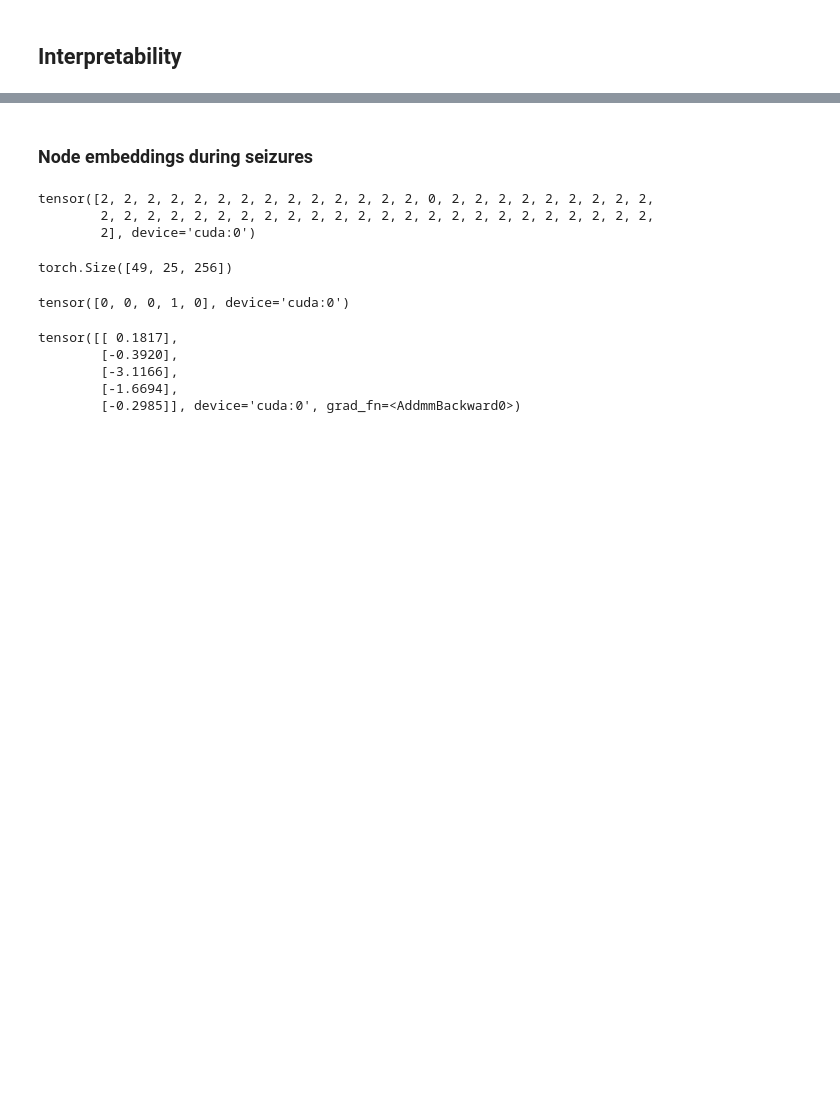
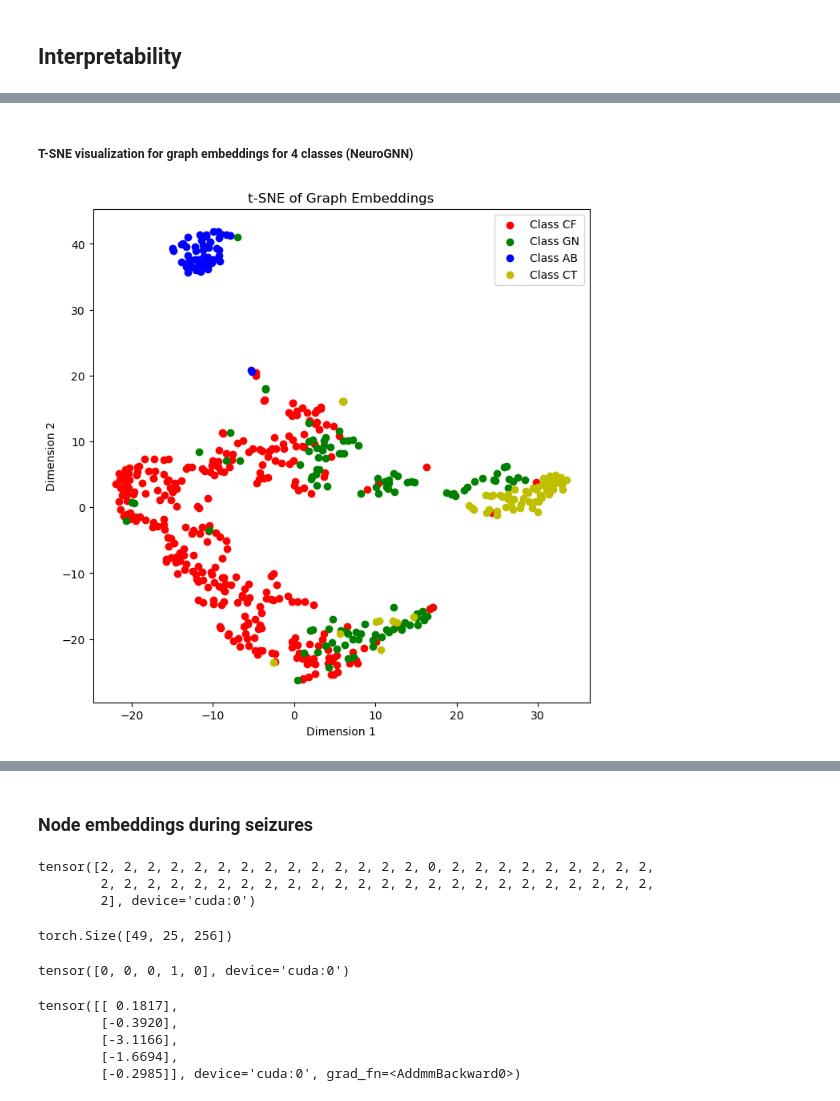
Before and after one commit to USC-InfoLab/NeuroGNN, a Jupyter notebook: analysis/performance_analysis.ipynb, the cells around one changed output, grey strips where cells are left out. Drawn from its saved outputs; the diff is of its cells as text; code cells hidden in the pictures; blank space fills up the shorter version.

Commit message:
added updated results visualization

```diff
--- a/analysis/performance_analysis.ipynb
+++ b/analysis/performance_analysis.ipynb
@@ -423,0 +527,52 @@ viz_confusion_mat_classification(neurognn_classification_nopretrained_test_label
+# %%
+neurognn_cls_model = neurognn_classification_pretrained_model
+neurognn_cls_model_args = neurognn_classification_pretrained_args
+neurognn_cls_files = neurognn_classificaiton_pretrained_files
+ab_clips, ab_files = get_seizure_sample(neurognn_classification_pretrained_clips, neurognn_classification_pretrained_test_labels, 2, neurognn_cls_files)
+ab_clips = ab_clips.to(neurognn_cls_model_args.device)
+# %%
+num_seizure_classes = 4
+clips_all_classes = []
+clips_all_classes_files = []
+for i in range(num_seizure_classes):
+    clips, files = get_seizure_sample(neurognn_classification_pretrained_clips, neurognn_classification_pretrained_test_labels, i, neurognn_cls_files)
+    clips_all_classes.append(clips.to(neurognn_cls_model_args.device))
+    clips_all_classes_files.append(files)
+# %%
+graph_embeddings_all_classes = []
+for i in range(num_seizure_classes):
+    graph_embeddings = get_graph_embedding(neurognn_cls_model, clips_all_classes[i])
+    graph_embeddings_all_classes.append(graph_embeddings.detach().cpu().numpy())
+# %% [markdown]
+##### T-SNE visualization for graph embeddings for 4 classes (NeuroGNN)
+# %%
+# Step 1: Combine all the embeddings and create a label vector
+all_embeddings = np.concatenate(graph_embeddings_all_classes, axis=0)
+
+class_labels = ['CF', 'GN', 'AB', 'CT']
+labels = np.concatenate([
+    np.full(len(graph_embeddings_all_classes[i]), class_labels[i])
+    for i in range(len(graph_embeddings_all_classes))
+])
+
+# Step 2: Perform t-SNE
+tsne = TSNE(n_components=2, random_state=0)
+reduced_embeddings = tsne.fit_transform(all_embeddings)
+
+# Step 3: Scatter plot
+plt.figure(figsize=(8, 8))
+
+# Define colors (if you have more classes, add more colors)
+colors = ['r', 'g', 'b', 'y']
+
+for i, color in enumerate(colors):
+    idx = labels == class_labels[i]
+    plt.scatter(reduced_embeddings[idx, 0], reduced_embeddings[idx, 1], c=color, label=f'Class {class_labels[i]}')
+
+plt.legend()
+plt.title('t-SNE of Graph Embeddings')
+plt.xlabel('Dimension 1')
+plt.ylabel('Dimension 2')
+plt.show()
+# %% [output]
+[figure, added]
```
Also changed, not shown: parts of 18 cells of this notebook, 11 other files.
